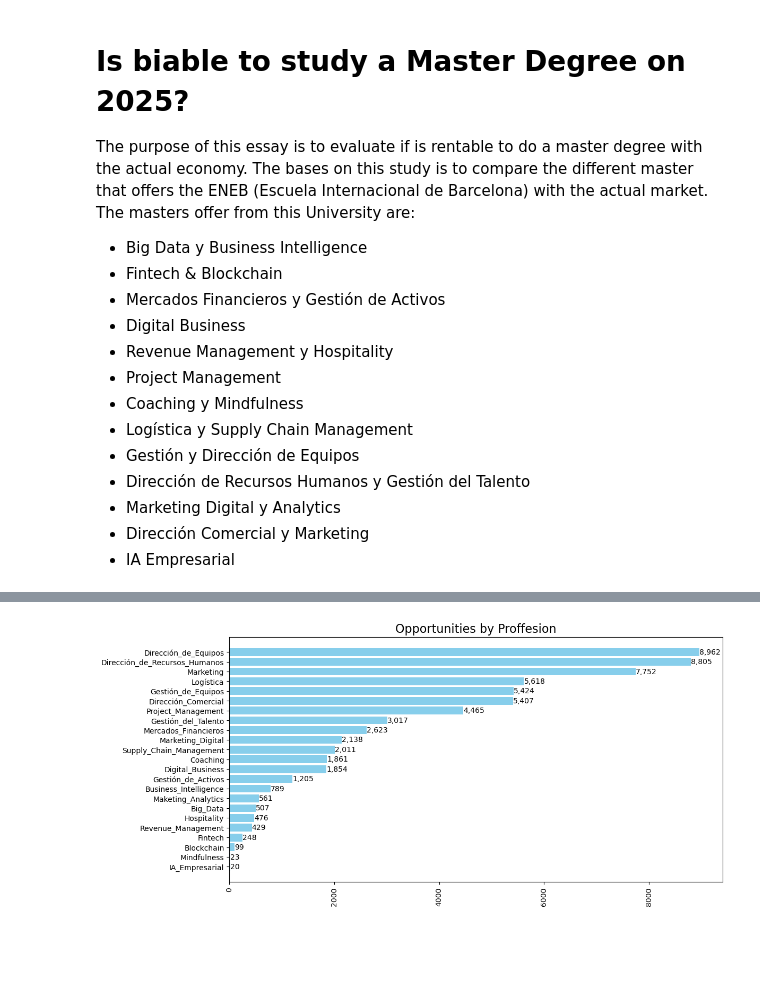
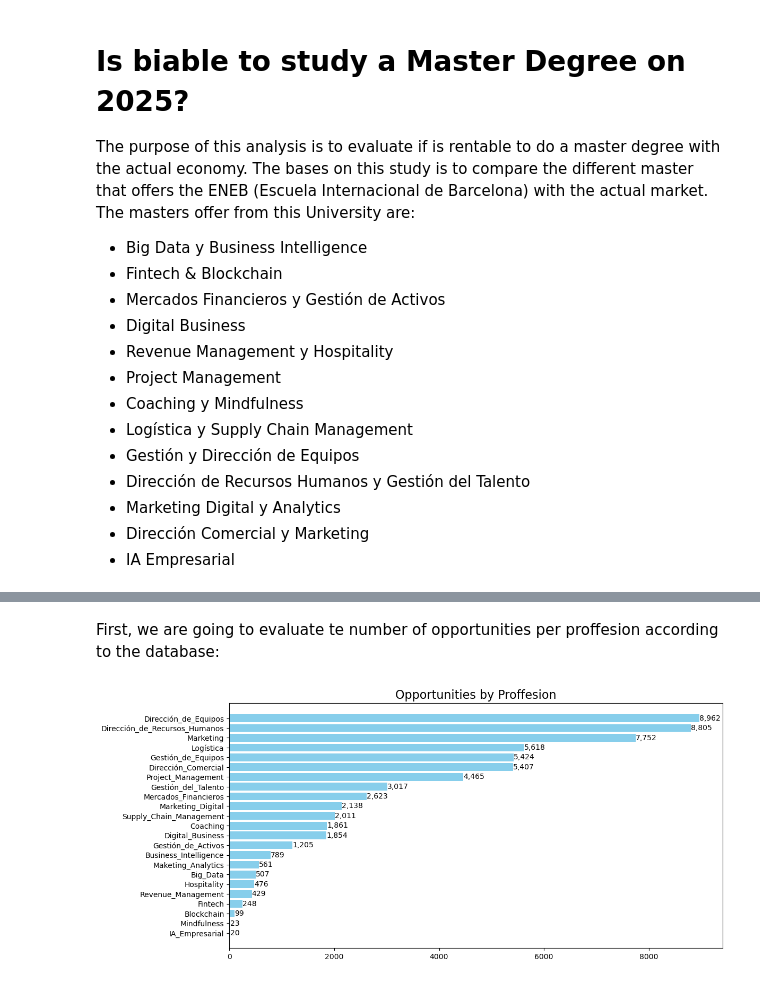
Before and after one commit to AlejandroViverosAyala/Alejandro_Viveros_Portfolio, a Jupyter notebook: Master/Master.ipynb, the cells around one changed output, grey strips where cells are left out. Saved outputs shown, nothing was run; the diff lists cells and outputs as text; code cells hidden in the pictures; blank space fills up the shorter version.

```diff
--- a/Master/Master.ipynb
+++ b/Master/Master.ipynb
@@ -1,7 +1,7 @@
 # %% [markdown]
 # Is biable to study a Master Degree on 2025?
 
-The purpose of this essay is to evaluate if is rentable to do a master degree with the actual economy.
+The purpose of this analysis is to evaluate if is rentable to do a master degree with the actual economy.
 The bases on this study is to compare the different master that offers the ENEB (Escuela Internacional de Barcelona) with the actual market. The masters offer from this University are:
 
 - Big Data y Business Intelligence
@@ -73,31 +73,30 @@ memory usage: 2.3+ KB
 | 50% | 745.000000 | 800.000000 | 1644.000000 | 1500.000000 | 166482.000000 | 240686.500000 | 174427.000000 | 311136.000000 | ... |
 | 75% | 3578.500000 | 4325.000000 | 3474.500000 | 3150.000000 | 364317.000000 | 342562.500000 | 225756.000000 | 442686.000000 | ... |
 | max | 22000.000000 | 10126.000000 | 9126.000000 | 8000.000000 | 739716.000000 | 570000.000000 | 305030.000000 | 657000.000000 | ... |
+# %% [markdown]
+First, we are going to evaluate te number of opportunities per proffesion according to the database:
 # %%
 #Calcule the mean and see what positions are under and what over
 
 df['Mean_P'] = round(df[['P_Computrabajo','P_OCC','P_Glassdoor','P_Indeed']].mean(axis=1))
+df_opportunities = df.sort_values('Mean_P',ascending=True)
 
-df_opportunities = df.sort_values('Mean_P',ascending=False)
-
+#Graphic creation
 
 plt.figure(figsize=(12,6))
-plt.barh(df_opportunities['Master'],df_opportunities['Mean_P'], color='skyblue')
+bars = plt.barh(df_opportunities['Master'],df_opportunities['Mean_P'], color='skyblue')
 
 for bar in bars:
     plt.text(
         bar.get_width(),
         bar.get_y() + bar.get_height() / 2,
         f'{bar.get_width():,.0f}',
         va='center',
         ha='left',
         fontsize=10
     )
 
-plt.xticks(rotation=90)
 plt.title('Opportunities by Proffesion', fontsize=16)
-plt.gca().invert_yaxis()
-
 plt.show()
 # %% [output]
-[figure, old version]
+[figure, new version]
```
Also changed, not shown: parts of 6 cells of this notebook, 2 other files.
